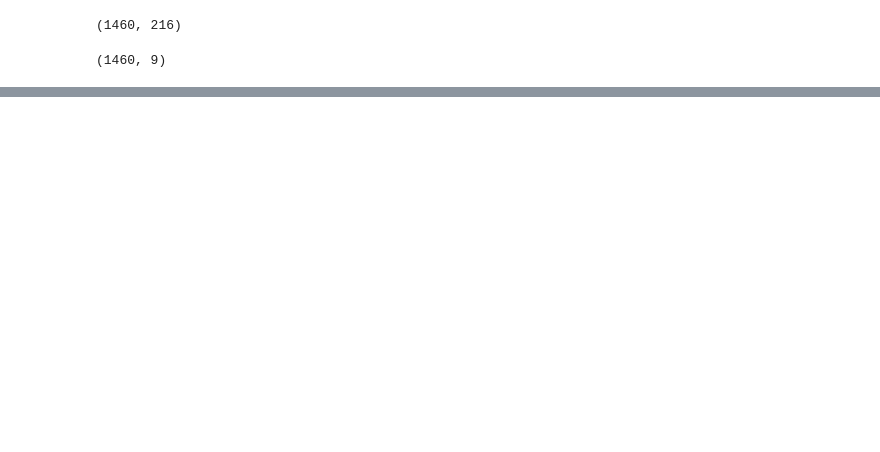
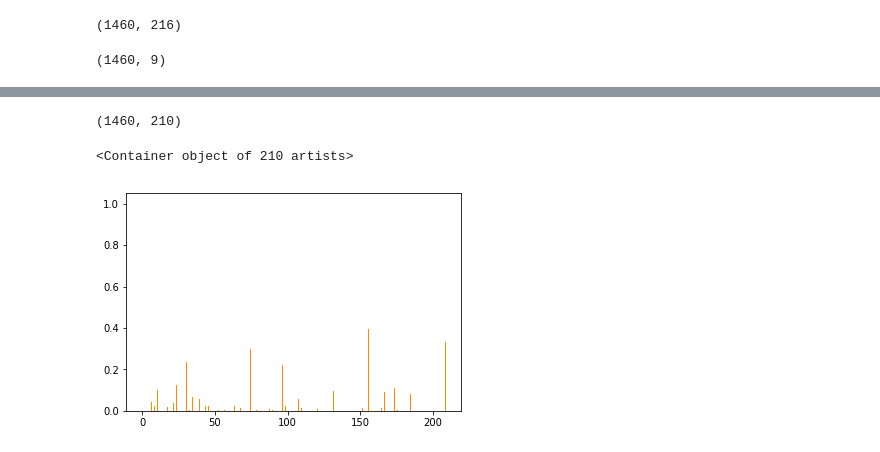
Before and after one commit to deanjgoldman/housing-ml, a Jupyter notebook: MC_Cleaning.ipynb, the cells around one changed output, grey strips where cells are left out. Cells and saved outputs as stored; diff of their text form; code cells hidden in the pictures; blank space fills up the shorter version.

Commit message:
added ANOVA feature analysis

```diff
--- a/MC_Cleaning.ipynb
+++ b/MC_Cleaning.ipynb
@@ -151,0 +134,3 @@ nulls
+# %%
+nulls.columns = ['feature', 'nulls']
+nulls
@@ -635,0 +621,5 @@ array([1101,  104,  702, ..., 1437, 1209,   88])
+# %%
+selector = SelectPercentile(f_classif, percentile = 10)
+selector.fit(X, y)
+scores2 = -np.log10(selector.pvalues_)
+#results return some inf values. hindering selection need to try to drop inf
@@ -635,0 +646,23 @@ array([1101,  104,  702, ..., 1437, 1209,   88])
+# %%
+allzeros = X[X.columns[scores2 == np.inf]].columns
+#these are all the same and will be dropped from X
+X = X[X.columns[scores2 != np.inf]]
+# %%
+X.shape
+# %% [output]
+(1460, 210)
+# %%
+#try ANOVA feature selection again
+selector = SelectPercentile(f_classif, percentile = 50)
+selector.fit(X, y)
+scores2 = -np.log10(selector.pvalues_)
+# %%
+scores2 /= scores2.max()
+scores2
+X_indices = np.arange(X.shape[-1])
+plt.bar(X_indices - .45, scores2, width=.2,
+        label=r'Univariate score ($-Log(p_{value})$)', color='darkorange',
+        edgecolor='black')
+# %% [output]
+<Container object of 210 artists>
+[figure, added]
```
Also changed, not shown: parts of 18 cells of this notebook.
